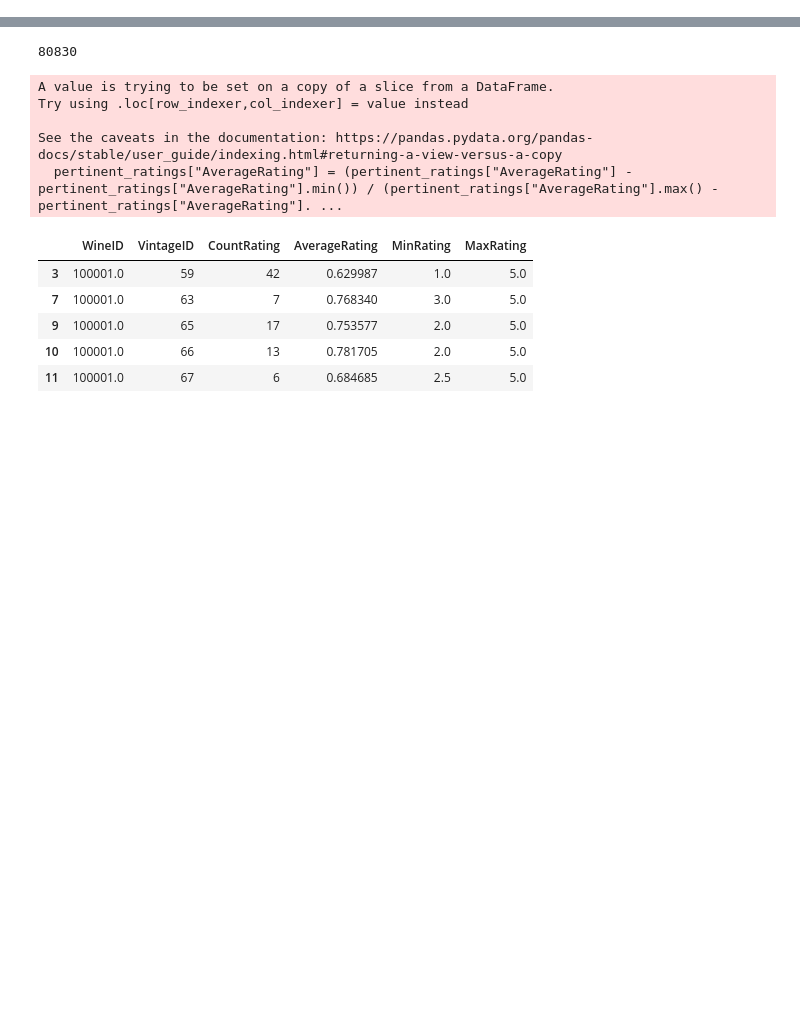
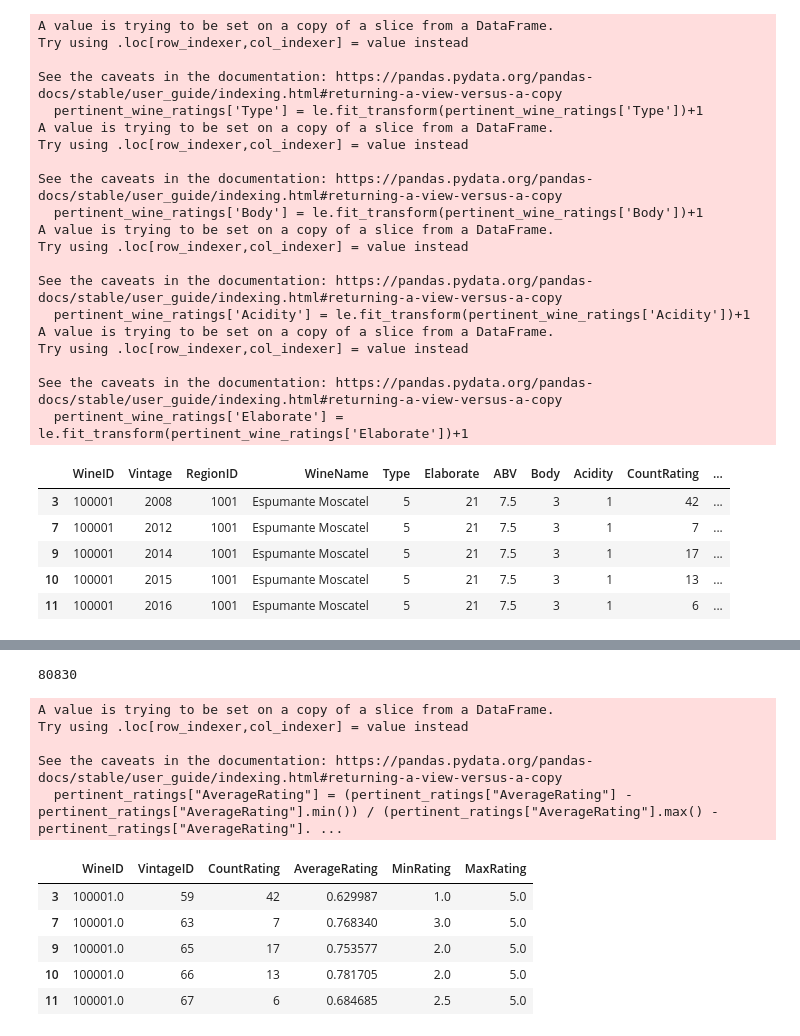
Before and after one commit to 5IF-PSAT/Wine-Comparison, a Jupyter notebook: test.ipynb, the cells around one changed output, grey strips where cells are left out. Cells and saved outputs as stored; diff of their text form; code cells hidden in the pictures; blank space fills up the shorter version.

```diff
--- a/test.ipynb
+++ b/test.ipynb
@@ -32,0 +37,37 @@ pertinent_ratings.head()
+# %%
+from sklearn import preprocessing
+le = preprocessing.LabelEncoder()
+
+pertinent_wine_ratings['Type'] = le.fit_transform(pertinent_wine_ratings['Type'])+1
+pertinent_wine_ratings['Body'] = le.fit_transform(pertinent_wine_ratings['Body'])+1
+pertinent_wine_ratings['Acidity'] = le.fit_transform(pertinent_wine_ratings['Acidity'])+1
+pertinent_wine_ratings['Elaborate'] = le.fit_transform(pertinent_wine_ratings['Elaborate'])+1
+
+pertinent_wine_ratings.head()
+# %% [output]
+A value is trying to be set on a copy of a slice from a DataFrame.
+Try using .loc[row_indexer,col_indexer] = value instead
+
+See the caveats in the documentation: https://pandas.pydata.org/pandas-docs/stable/user_guide/indexing.html#returning-a-view-versus-a-copy
+  pertinent_wine_ratings['Type'] = le.fit_transform(pertinent_wine_ratings['Type'])+1
+A value is trying to be set on a copy of a slice from a DataFrame.
+Try using .loc[row_indexer,col_indexer] = value instead
+
+See the caveats in the documentation: https://pandas.pydata.org/pandas-docs/stable/user_guide/indexing.html#returning-a-view-versus-a-copy
+  pertinent_wine_ratings['Body'] = le.fit_transform(pertinent_wine_ratings['Body'])+1
+A value is trying to be set on a copy of a slice from a DataFrame.
+Try using .loc[row_indexer,col_indexer] = value instead
+
+See the caveats in the documentation: https://pandas.pydata.org/pandas-docs/stable/user_guide/indexing.html#returning-a-view-versus-a-copy
+  pertinent_wine_ratings['Acidity'] = le.fit_transform(pertinent_wine_ratings['Acidity'])+1
+A value is trying to be set on a copy of a slice from a DataFrame.
+Try using .loc[row_indexer,col_indexer] = value instead
+
+See the caveats in the documentation: https://pandas.pydata.org/pandas-docs/stable/user_guide/indexing.html#returning-a-view-versus-a-copy
+  pertinent_wine_ratings['Elaborate'] = le.fit_transform(pertinent_wine_ratings['Elaborate'])+1
+|  | WineID | Vintage | RegionID | WineName | Type | Elaborate | ABV | Body | Acidity | CountRating | ... |
+| 3 | 100001 | 2008 | 1001 | Espumante Moscatel | 5 | 21 | 7.5 | 3 | 1 | 42 | ... |
+| 7 | 100001 | 2012 | 1001 | Espumante Moscatel | 5 | 21 | 7.5 | 3 | 1 | 7 | ... |
+| 9 | 100001 | 2014 | 1001 | Espumante Moscatel | 5 | 21 | 7.5 | 3 | 1 | 17 | ... |
+| 10 | 100001 | 2015 | 1001 | Espumante Moscatel | 5 | 21 | 7.5 | 3 | 1 | 13 | ... |
+| 11 | 100001 | 2016 | 1001 | Espumante Moscatel | 5 | 21 | 7.5 | 3 | 1 | 6 | ... |
```
Also changed, not shown: parts of 25 cells of this notebook.
